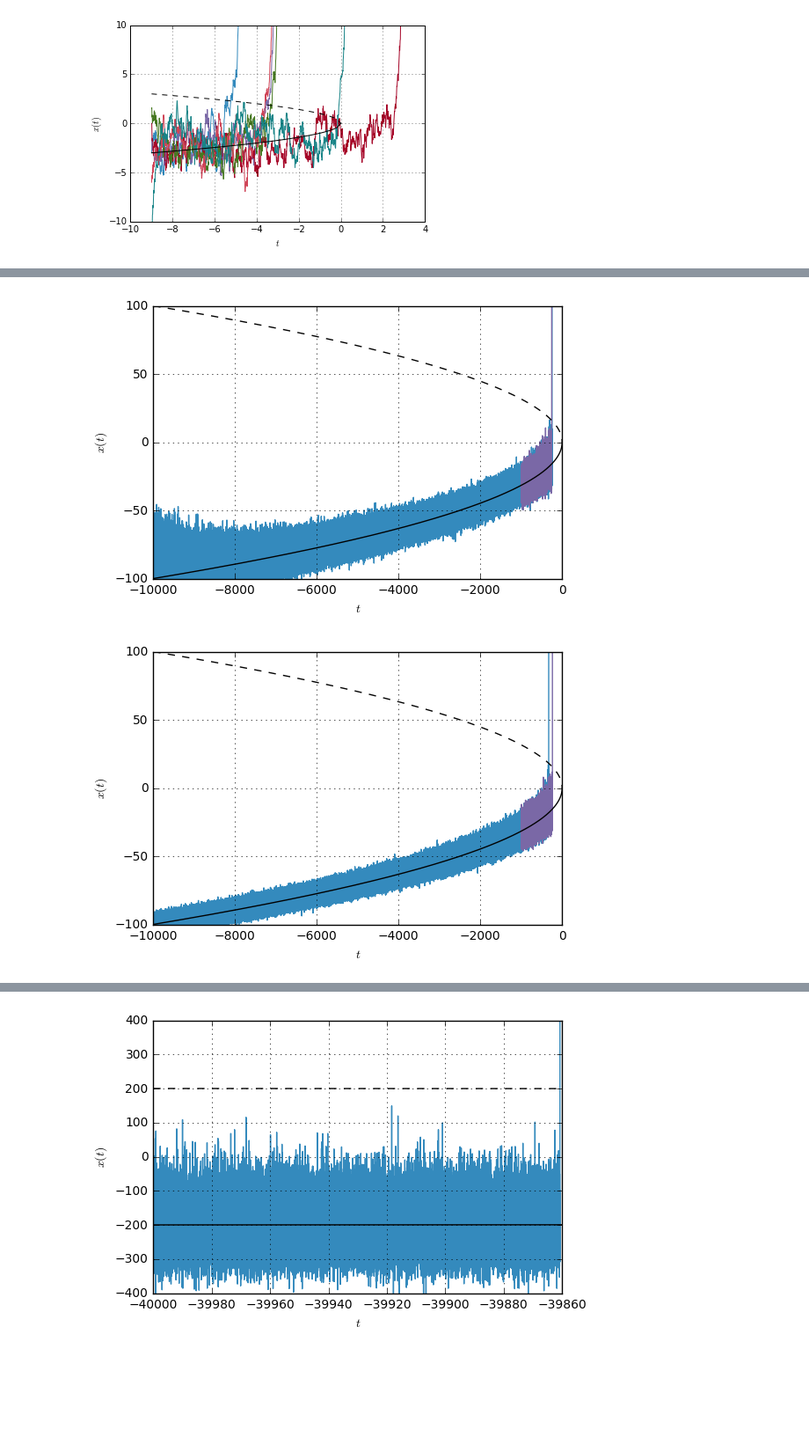
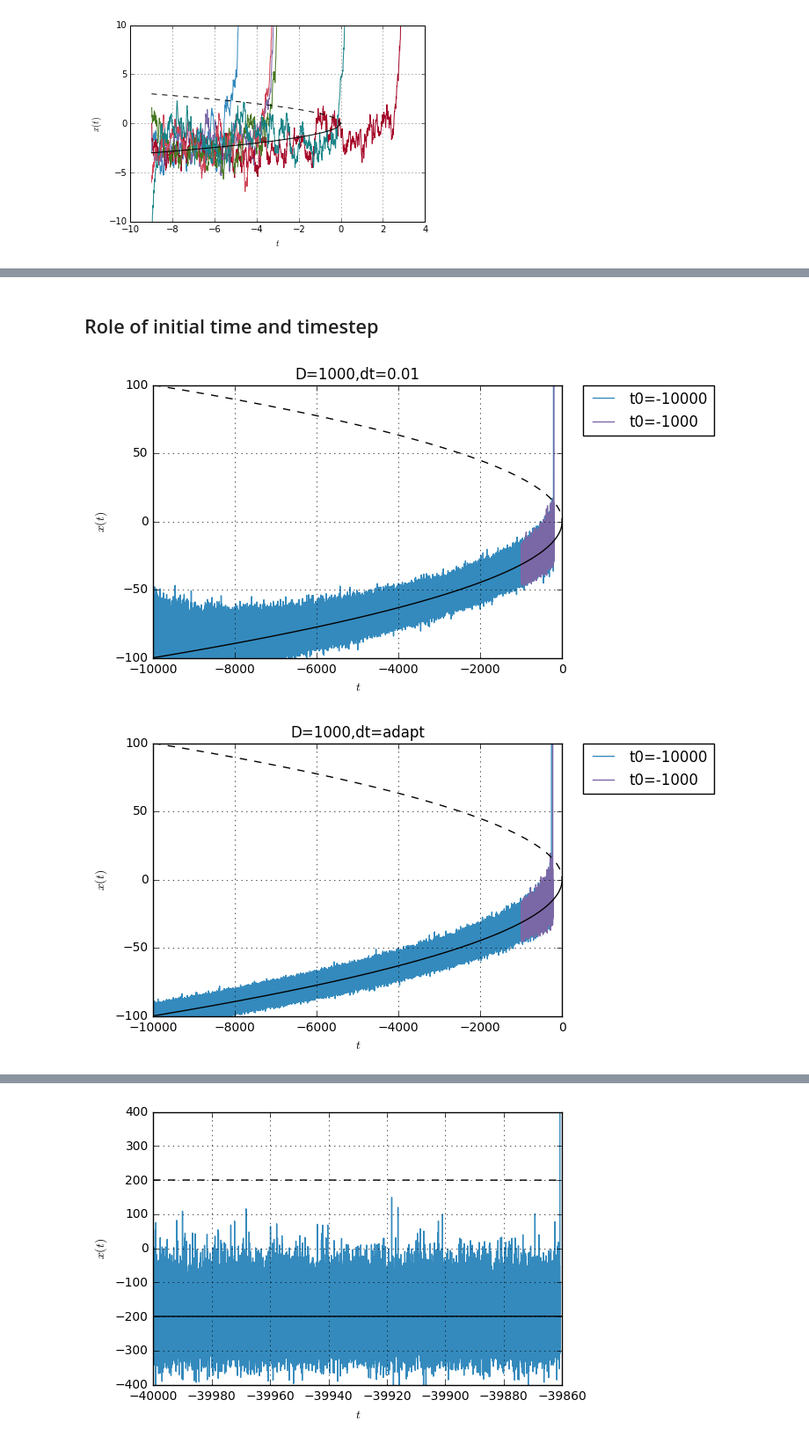
Before and after one commit to cbherbert/stochrare, a Jupyter notebook: Stability-Loss.ipynb, the cells around one changed output, grey strips where cells are left out. Shown at 88% size. Cells and saved outputs as stored; diff of their text form; code cells hidden in the pictures; blank space fills up the shorter version.

```diff
--- a/Stability-Loss.ipynb
+++ b/Stability-Loss.ipynb
@@ -215,9 +227,15 @@ stoch_model_00.trajectoryplot(*[stoch_model_00.trajectory(3*x0,-9.0,T=12,dt=0.01
+# %% [markdown]
+## Role of initial time and timestep
+# %%
+def plottraj(D0t0Tdt_list,**kwargs):
+    stochtrans1D.StochSaddleNode.trajectoryplot(
+        *[stochtrans1D.StochSaddleNode(D0).trajectory(-np.sqrt(np.abs(t0)),t0,T=T,dt=dt) for D0,t0,T,dt in D0t0Tdt_list],**kwargs)
 # %%
-stochtrans1D.StochSaddleNode.trajectoryplot(*[stochtrans1D.StochSaddleNode(1000.0).trajectory(-np.sqrt(np.abs(t0)),t0,T=np.abs(t0)+13,dt=0.01) for t0 in [-10000.0,-1000.0]],ylim=(-100,100))
+plottraj([(1000.0,t0,np.abs(t0)+13,0.01) for t0 in [-10000.0,-1000.0]],ylim=(-100,100),labels=["t0=-10000","t0=-1000"],title="D=1000,dt=0.01")
 # %% [output]
-[figure, old version]
+[figure, new version]
 # %%
-stochtrans1D.StochSaddleNode.trajectoryplot(*[stochtrans1D.StochSaddleNode(1000.0).trajectory(-np.sqrt(np.abs(t0)),t0,T=np.abs(t0)+13,dt='adapt') for t0 in [-10000.0,-1000.0]],ylim=(-100,100))
+plottraj([(1000.0,t0,np.abs(t0)+13,'adapt') for t0 in [-10000.0,-1000.0]],ylim=(-100,100),labels=["t0=-10000","t0=-1000"],title="D=1000,dt=adapt")
 # %% [output]
-[figure, old version]
+[figure, new version]
 # %%
```
Also changed, not shown: parts of 15 cells of this notebook, 1 other file.
